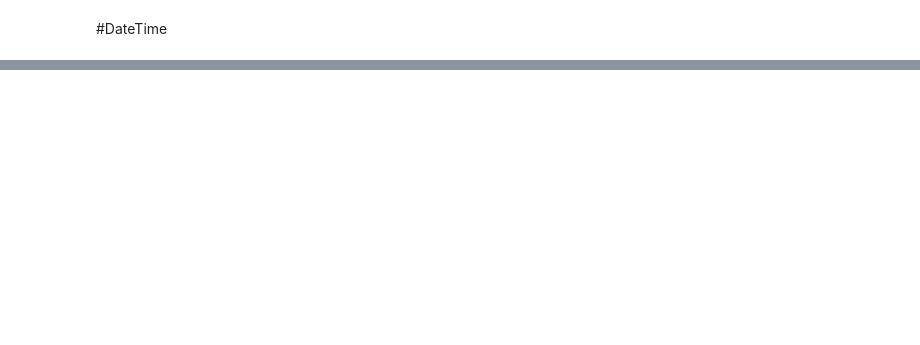
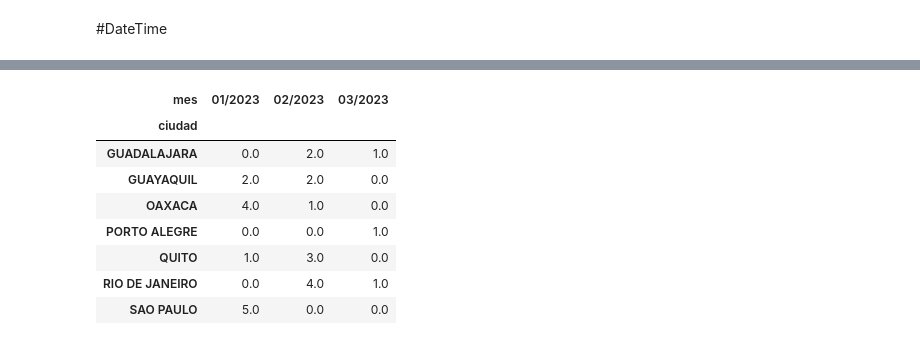
Before and after one commit to lromeror/DataVisualization, a Jupyter notebook: Joins and DateTime/JoinsDates.ipynb, the cells around one changed output, grey strips where cells are left out. Cells and saved outputs as stored; diff of their text form; code cells hidden in the pictures; blank space fills up the shorter version.

```diff
--- a/Joins and DateTime/JoinsDates.ipynb
+++ b/Joins and DateTime/JoinsDates.ipynb
@@ -102,0 +161,13 @@ df_full
+# %%
+group_pivot=group_pivot.transpose()
+group_pivot
+# %% [output]
+| mes | 01/2023 | 02/2023 | 03/2023 |
+| ciudad |  |  |  |
+| GUADALAJARA | 0.0 | 2.0 | 1.0 |
+| GUAYAQUIL | 2.0 | 2.0 | 0.0 |
+| OAXACA | 4.0 | 1.0 | 0.0 |
+| PORTO ALEGRE | 0.0 | 0.0 | 1.0 |
+| QUITO | 1.0 | 3.0 | 0.0 |
+| RIO DE JANEIRO | 0.0 | 4.0 | 1.0 |
+| SAO PAULO | 5.0 | 0.0 | 0.0 |
```
Also changed, not shown: parts of 6 cells of this notebook.
